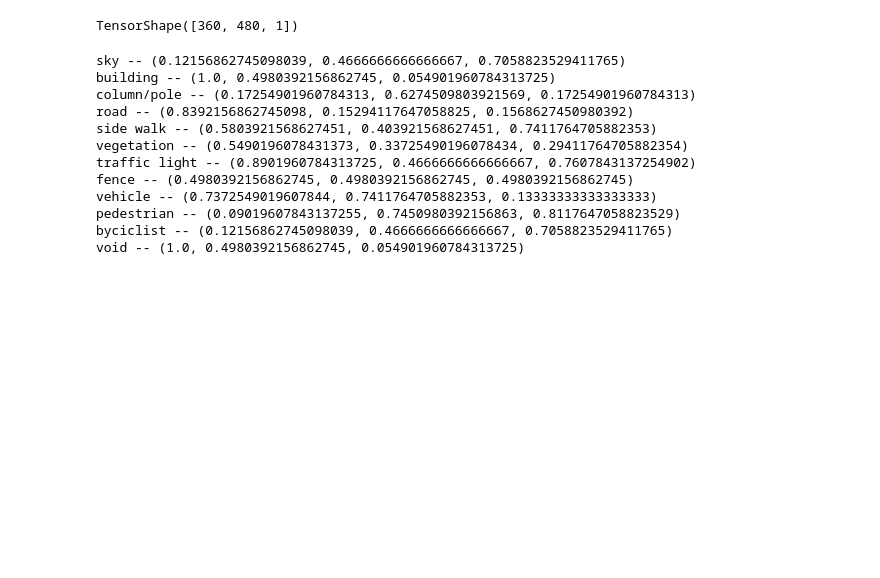
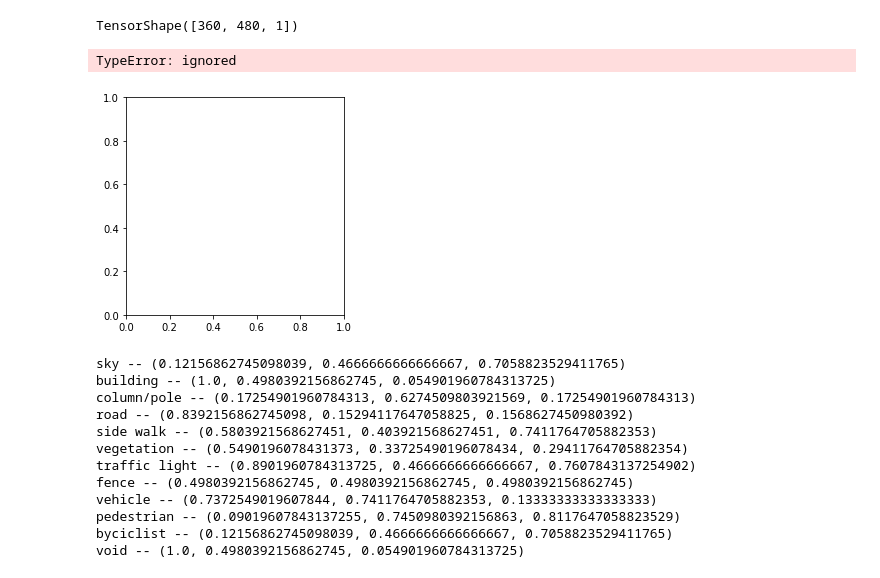
Before and after one commit to sftSalman/Image_segmentation, a Jupyter notebook: image_segVGG.ipynb, the cells around one changed output. Saved outputs shown, nothing was run; the diff lists cells and outputs as text; code cells hidden in the pictures; blank space fills up the shorter version.

```diff
--- a/image_segVGG.ipynb
+++ b/image_segVGG.ipynb
@@ -39,3 +41,9 @@ TensorShape([360, 480, 1])
+# %%
+   plt.imshow(numpy.real("/content/fcnn/dataset1/annotations_prepped_test/0016E5_07959.png"))
+   plt.show()
+# %% [output]
+TypeError: ignored
+[figure, added]
 # %%
 def map_filename_to_image_and_mask(t_filename, a_filename, height=224, width=224):
   """
```
Also changed, not shown: parts of 1 cell of this notebook.
